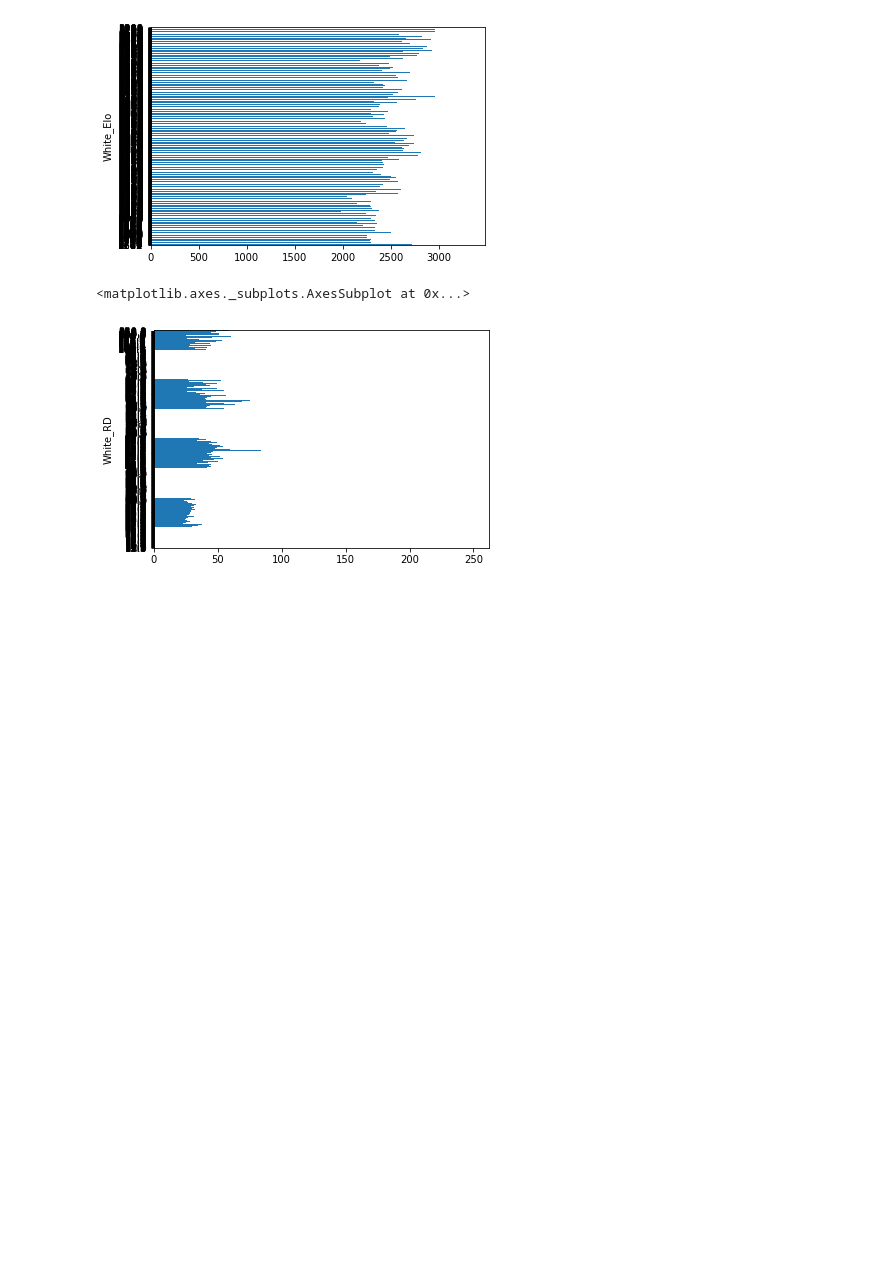
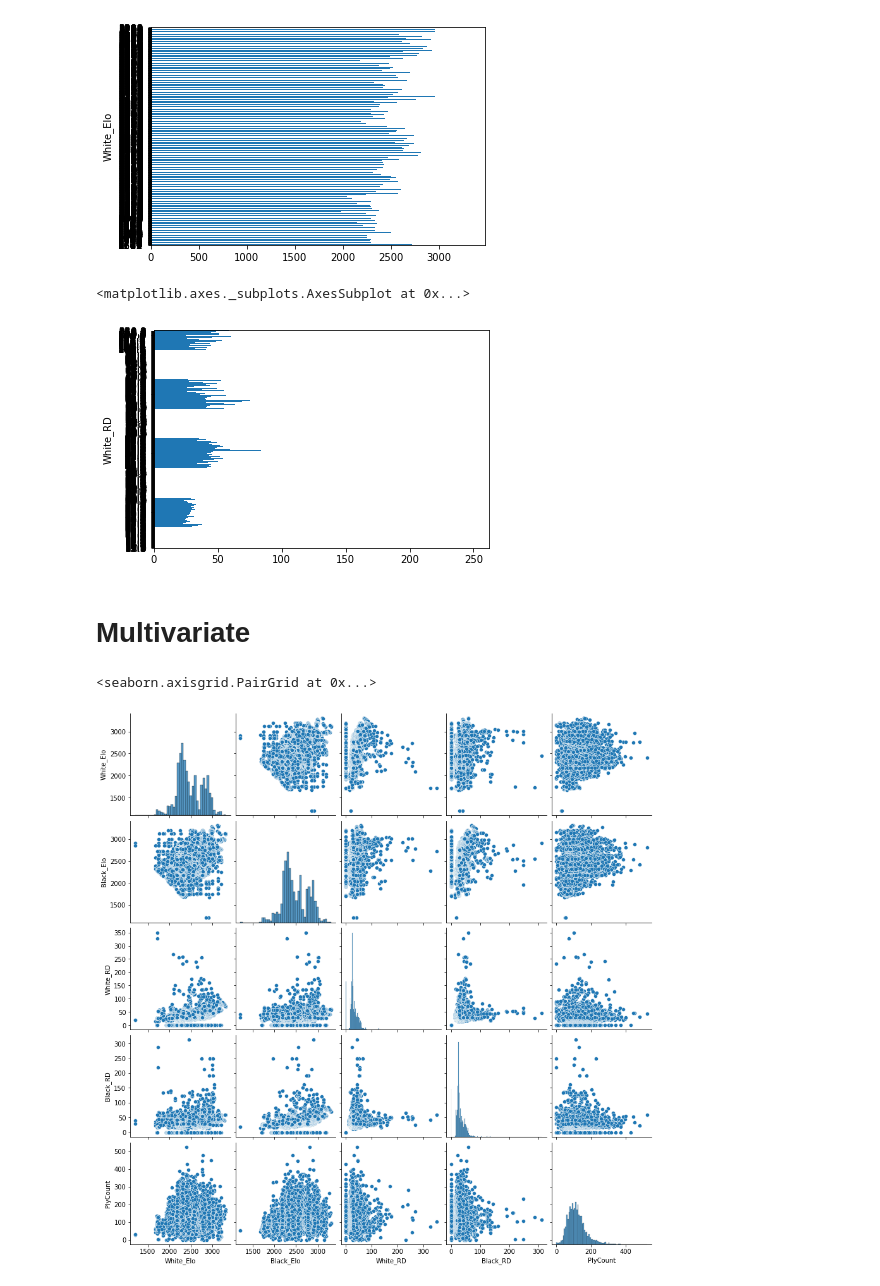
Before and after one commit to ansh0707/Chess-Game-Analysis, a Jupyter notebook: Project_EDA.ipynb, the cells around one changed output. Saved outputs shown, nothing was run; the diff lists cells and outputs as text; code cells hidden in the pictures; blank space fills up the shorter version.

```diff
--- a/Project_EDA.ipynb
+++ b/Project_EDA.ipynb
@@ -387,3 +387,10 @@ chess.groupby("White_RD")["Black_RD"].mean().plot.barh()
 # %% [output]
 <matplotlib.axes._subplots.AxesSubplot at 0x...>
 [figure]
+# %% [markdown]
+# Multivariate
+# %%
+sns.pairplot(chess)
+# %% [output]
+<seaborn.axisgrid.PairGrid at 0x...>
+[figure, added]
```
Also changed, not shown: parts of 9 cells of this notebook.
